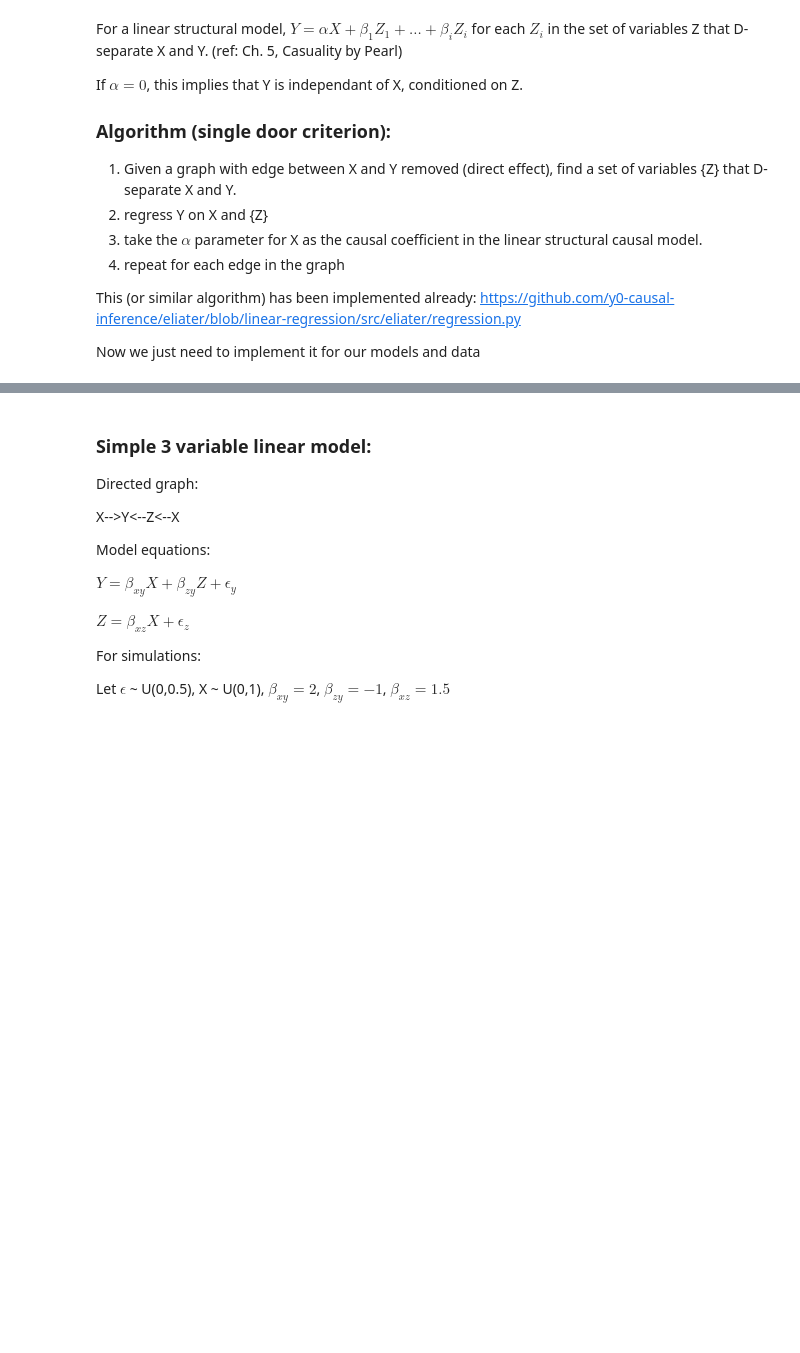
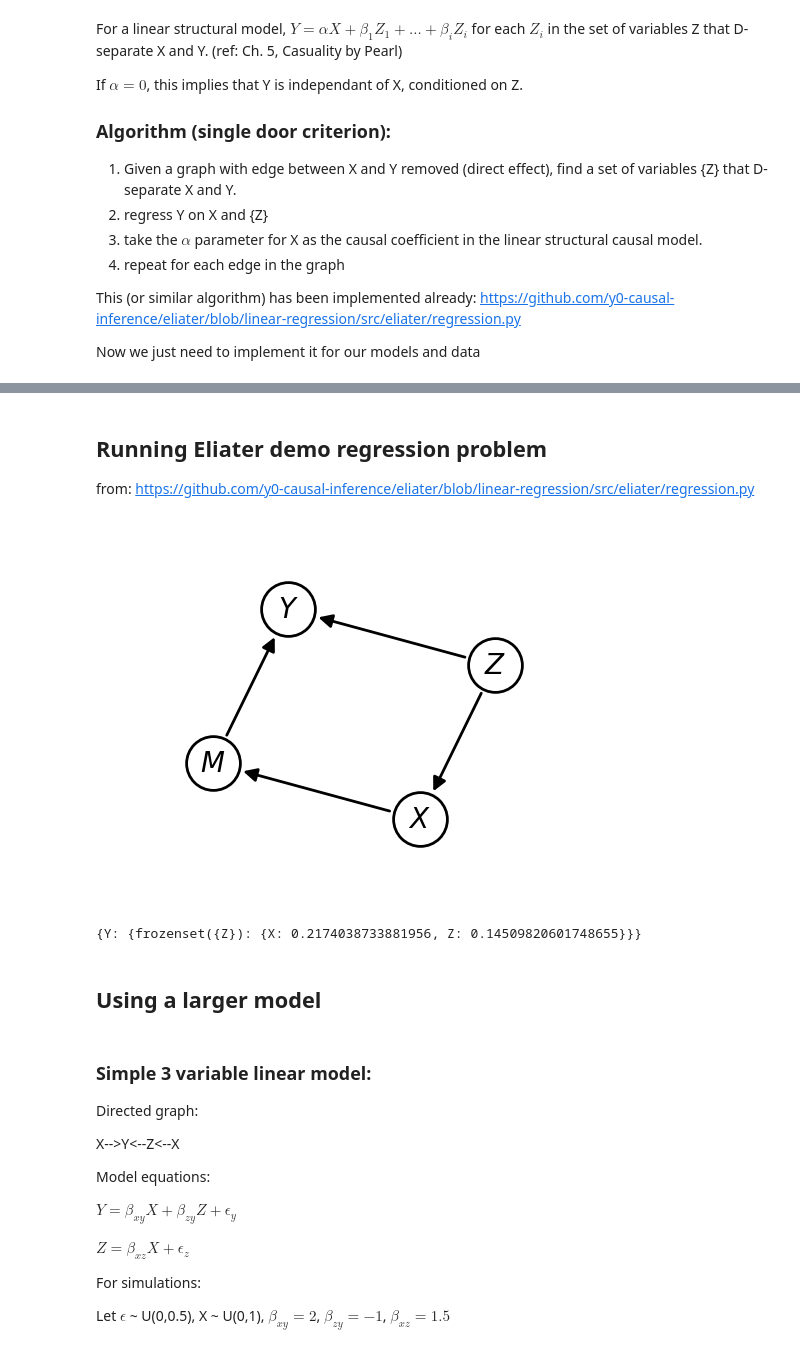
Before and after one commit to PNNL-CompBio/SERGIO, a Jupyter notebook: examples/cond_ind_test_ag.ipynb, the cells around one changed output, grey strips where cells are left out. Saved outputs shown, nothing was run; the diff lists cells and outputs as text; code cells hidden in the pictures; blank space fills up the shorter version.

Commit message:
conditional test demo using y0

```diff
--- a/examples/cond_ind_test_ag.ipynb
+++ b/examples/cond_ind_test_ag.ipynb
@@ -45,3 +29,32 @@ ERROR: No matching distribution found for y0>=0.2.3
+# %% [markdown]
+## Running Eliater demo regression problem
+from: https://github.com/y0-causal-inference/eliater/blob/linear-regression/src/eliater/regression.py
+# %%
+from eliater.regression import get_regression_coefficients
+from eliater.frontdoor_backdoor import frontdoor_backdoor_example
+from y0.dsl import X, Y, Z, M
+from y0.graph import NxMixedGraph
+
+
+graph = frontdoor_backdoor_example.graph
+graph = NxMixedGraph.from_edges(directed=[(Z, X), (X, M), (M, Y), (Z, Y)])
+
+
+data = frontdoor_backdoor_example.generate_data(1000)  # review data generation process
+treatments = {X}
+outcome = Y
+coefficients = get_regression_coefficients(
+    graph=graph, data=data, treatments=treatments, outcomes=outcome
+)
+
+graph.draw()
+plt.show()
+print(coefficients)  # noqa:T201
+# %% [output]
+[figure, added]
+{Y: {frozenset({Z}): {X: 0.2174038733881956, Z: 0.14509820601748655}}}
+# %% [markdown]
+## Using a larger model
 # %% [markdown]
 ### Simple 3 variable linear model:
 
```
Also changed, not shown: parts of 1 cell of this notebook.
